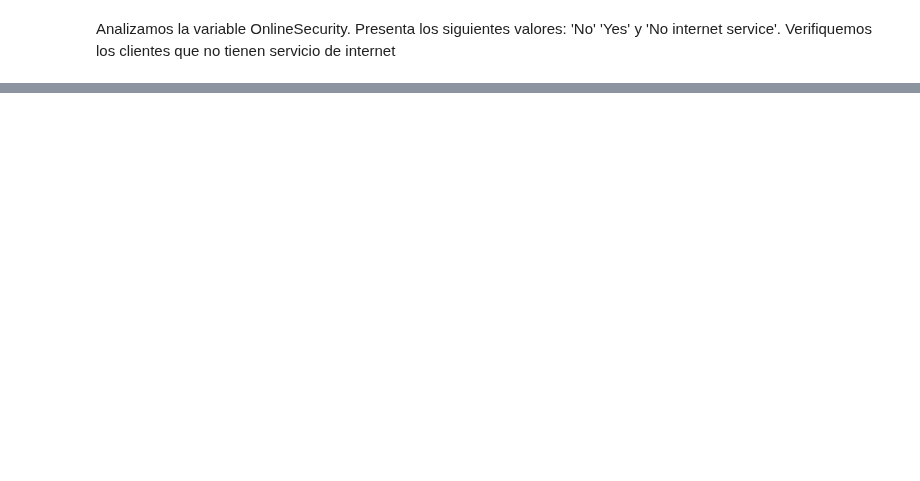
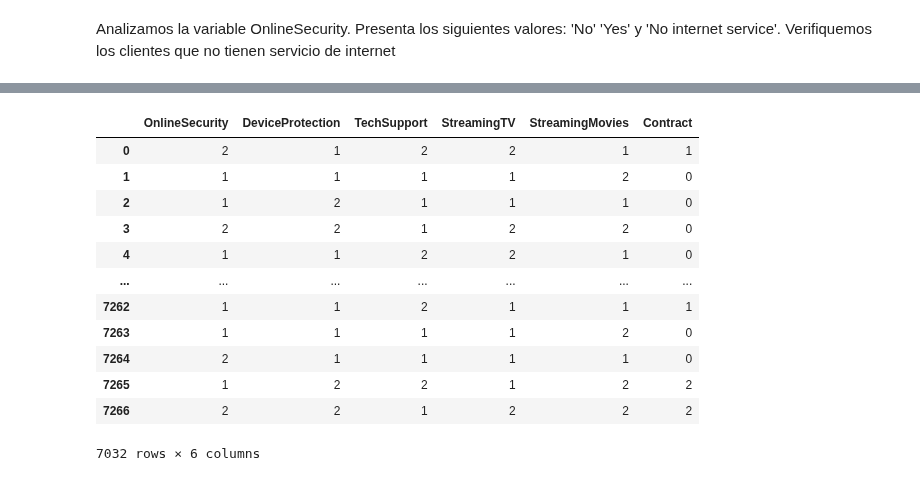
Before and after one commit to jbernalg/challenge_TelecomX, a Jupyter notebook: challenge_telecomx.ipynb, the cells around one changed output, grey strips where cells are left out. Saved outputs shown, nothing was run; the diff lists cells and outputs as text; code cells hidden in the pictures; blank space fills up the shorter version.

```diff
--- a/challenge_telecomx.ipynb
+++ b/challenge_telecomx.ipynb
@@ -385,3 +378,0 @@ df_exp[df_exp['PhoneService'] == 0].head()
-# %%
-df_exp['MultipleLines'] = df_exp['MultipleLines'].replace({'Yes':'2', 'No':'1', 'No phone service':'0'}).astype(np.int64)
-df_exp['MultipleLines'][:5]
@@ -424,0 +420,3 @@ df_exp[df_exp['InternetService'] == 0]
+# %%
+df_exp['OnlineSecurity'] = df_exp['OnlineSecurity'].replace({'No internet service': 0, 'No': 1, 'Yes': 2}).astype(np.int64)
+df_exp['OnlineSecurity'][:5]
@@ -424,0 +446,23 @@ df_exp[df_exp['InternetService'] == 0]
+# %%
+df_exp['OnlineSecurity'] = df_exp['OnlineBackup'].replace({'No internet service': 0, 'No': 1, 'Yes': 2}).astype(np.int64)
+df_exp['DeviceProtection'] = df_exp['DeviceProtection'].replace({'No internet service': 0, 'No': 1, 'Yes': 2}).astype(np.int64)
+df_exp['TechSupport'] = df_exp['TechSupport'].replace({'No internet service': 0, 'No': 1, 'Yes': 2}).astype(np.int64)
+df_exp['StreamingTV'] = df_exp['StreamingTV'].replace({'No internet service': 0, 'No': 1, 'Yes': 2}).astype(np.int64)
+df_exp['StreamingMovies'] = df_exp['StreamingMovies'].replace({'No internet service': 0, 'No': 1, 'Yes': 2}).astype(np.int64)
+df_exp['Contract'] = df_exp['Contract'].replace({'Month-to-month': 0, 'One year': 1, 'Two year': 2}).astype(np.int64)
+
+df_exp[['OnlineSecurity', 'DeviceProtection', 'TechSupport', 'StreamingTV', 'StreamingMovies', 'Contract']]
+# %% [output]
+|  | OnlineSecurity | DeviceProtection | TechSupport | StreamingTV | StreamingMovies | Contract |
+| 0 | 2 | 1 | 2 | 2 | 1 | 1 |
+| 1 | 1 | 1 | 1 | 1 | 2 | 0 |
+| 2 | 1 | 2 | 1 | 1 | 1 | 0 |
+| 3 | 2 | 2 | 1 | 2 | 2 | 0 |
+| 4 | 1 | 1 | 2 | 2 | 1 | 0 |
+| ... | ... | ... | ... | ... | ... | ... |
+| 7262 | 1 | 1 | 2 | 1 | 1 | 1 |
+| 7263 | 1 | 1 | 1 | 1 | 2 | 0 |
+| 7264 | 2 | 1 | 1 | 1 | 1 | 0 |
+| 7265 | 1 | 2 | 2 | 1 | 2 | 2 |
+| 7266 | 2 | 2 | 1 | 2 | 2 | 2 |
+7032 rows × 6 columns
```
Also changed, not shown: parts of 10 cells of this notebook.
